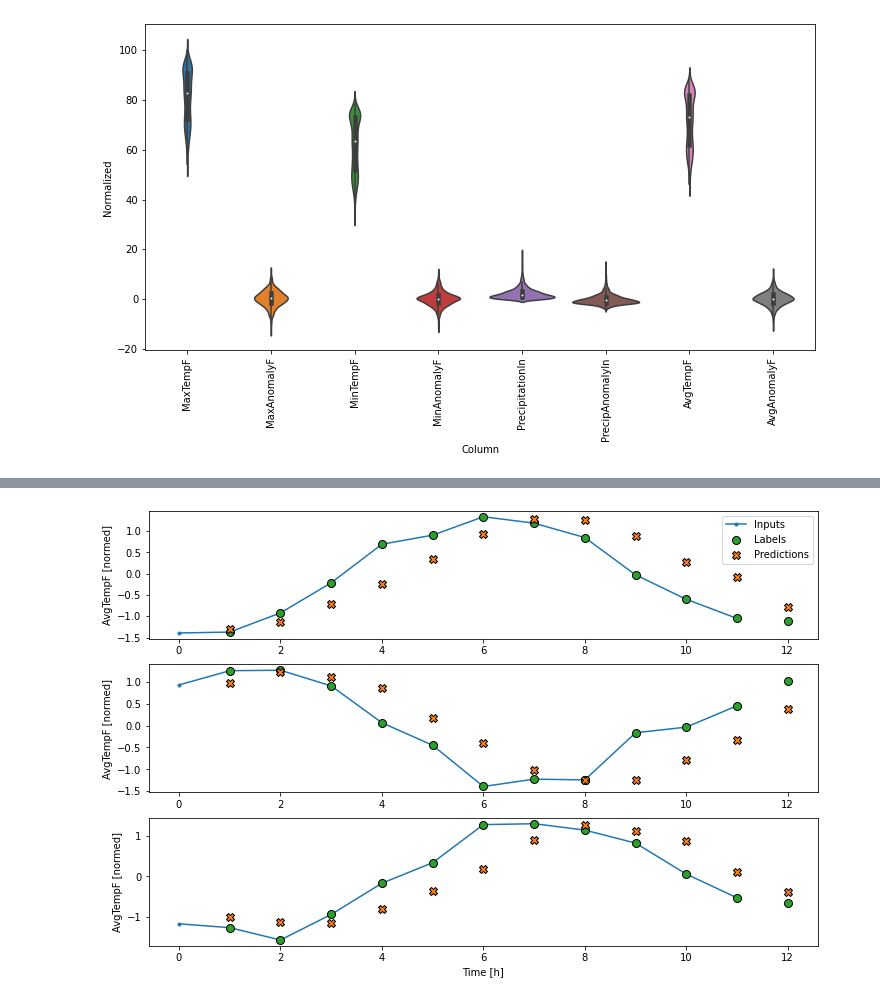
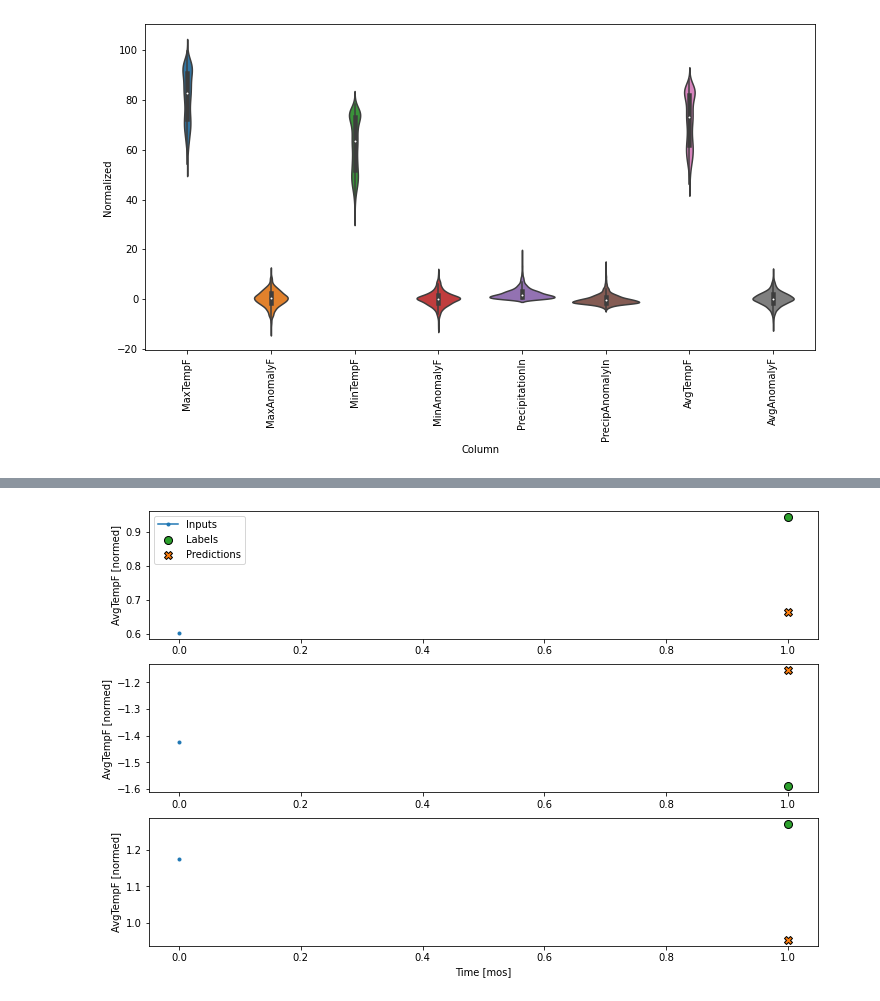
Before and after one commit to carlystanton/tempPrediction, a Jupyter notebook: TempPredTest.ipynb, the cells around one changed output, grey strips where cells are left out. Saved outputs shown, nothing was run; the diff lists cells and outputs as text; code cells hidden in the pictures.

```diff
--- a/TempPredTest.ipynb
+++ b/TempPredTest.ipynb
@@ -15,10 +15,10 @@ from sklearn.metrics import mean_squared_error
 from sklearn.metrics import r2_score
 from math import sqrt
 # %%
-MAX_EPOCHS = 50
+MAX_EPOCHS = 30
 
 def buildDataframe(countyString):
-    #load data, renames columns, converts timestamps to datetime, & sets datetime as index
+    #load data, renames columns, converts timestamps to datetime, sets datetime as index, & concatenates datasets
     dfMax = pd.read_csv(countyString+"-tmax-all-10-1895-2021.csv", parse_dates=True,skiprows=4)
     dfMax['Date'] = pd.to_datetime(dfMax['Date'], yearfirst = True, format = "%Y%m")
     dfMax = dfMax.rename(columns={dfMax.columns[1]:'MaxTempF'})
@@ -51,12 +51,14 @@ def buildDataframe(countyString):
     return df
 
 def split_normalizeData(df):
+    #splits data into training (70%), validation (20%), & test (10%), then normalizes all
     column_indices = {name: i for i, name in enumerate(df.columns)}
     n = len(df)
     train_df = df[0:int(n*0.7)]
     val_df = df[int(n*0.7):int(n*0.9)]
     test_df = df[int(n*0.9):]
     num_features = df.shape[1]
+    #normalizes using training data only so models don't have access to validation & test data
     train_mean = train_df.mean()
     train_std = train_df.std()
     train_df = (train_df - train_mean) / train_std
@@ -64,9 +66,7 @@ def split_normalizeData(df):
     test_df = (test_df - train_mean) / train_std
     return train_df, val_df, test_df
 
-def compile_and_fit(model, window, patience=2):
-    #early_stopping = tf.keras.callbacks.EarlyStopping(monitor='val_loss', patience=patience, mode='min')
-
+def compile_and_fit(model, window):
     model.compile(loss=tf.losses.MeanSquaredError(), optimizer=tf.optimizers.Adam(),
                 metrics=[tf.metrics.MeanAbsoluteError()])
 
@@ -146,7 +146,7 @@ class WindowGenerator():
             plt.scatter(self.label_indices, predictions[n, :, label_col_index], marker='X', edgecolors='k', label='Predictions', c='#ff7f0e', s=64)
         if n == 0:
             plt.legend()
-    plt.xlabel('Time [h]')
+    plt.xlabel('Time [mos]')
 
   def make_dataset(self, data):
     data = np.array(data, dtype=np.float32)
@@ -189,10 +189,12 @@ class Baseline(tf.keras.Model):
     result = inputs[:, :, self.label_index]
     return result[:, :, tf.newaxis]
 # %%
+#loads data & splits datasets for Wayne County (Detroit, MI), Cook County (Chicago, IL), & Nueces County
 dfWayne = buildDataframe('MI-163')
 dfCook = buildDataframe('IL-031')
 dfNueces = buildDataframe('TX-355')
 train_Wayne, val_Wayne, test_Wayne = split_normalizeData(dfWayne)
 train_Cook, val_Cook, test_Cook = split_normalizeData(dfCook)
 train_Nueces, val_Nueces, test_Nueces = split_normalizeData(dfNueces)
+column_indices = {name: i for i, name in enumerate(dfWayne.columns)}
 # %%
@@ -265,11 +269,9 @@ c_1y.plot(baseline)
 # %%
+#linear model - single step
 linear = tf.keras.Sequential([
-    tf.keras.layers.Dense(units=1)
-])
-print('Input shape:', w_1m.example[0].shape)
-print('Output shape:', linear(w_1m.example[0]).shape)
+    tf.keras.layers.Dense(units=1)])
 history = compile_and_fit(linear, w_1m)
 val_performance['Linear'] = linear.evaluate(w_1m.val)
 performance['Linear'] = linear.evaluate(w_1m.test, verbose=0)
-w_1y.plot(linear)
+w_1m.plot(linear)
 # %% [output]
@@ -293 +295 @@ Epoch 50/50
-[figure, old version]
+[figure, new version]
```
Also changed, not shown: parts of 14 cells of this notebook.
